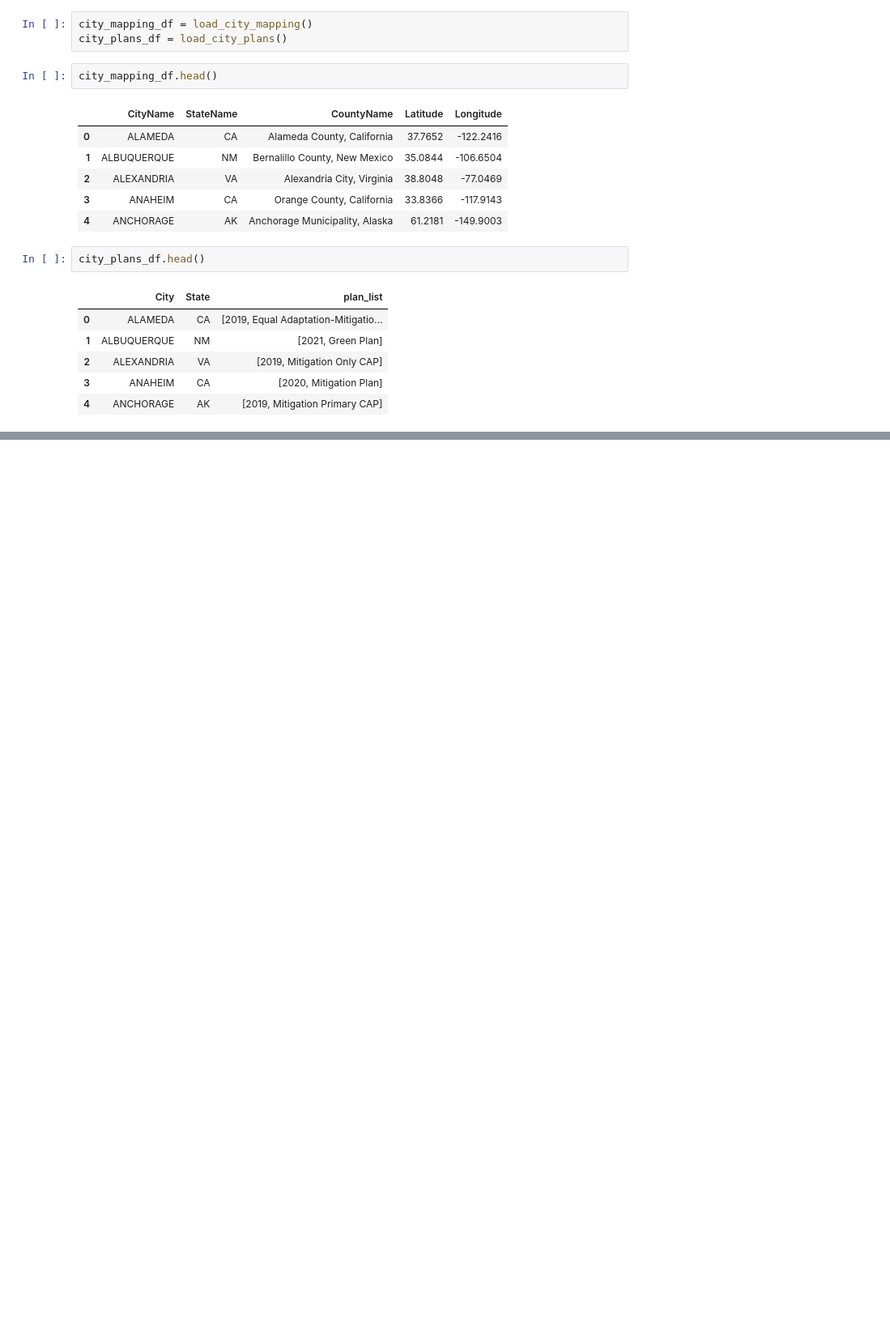
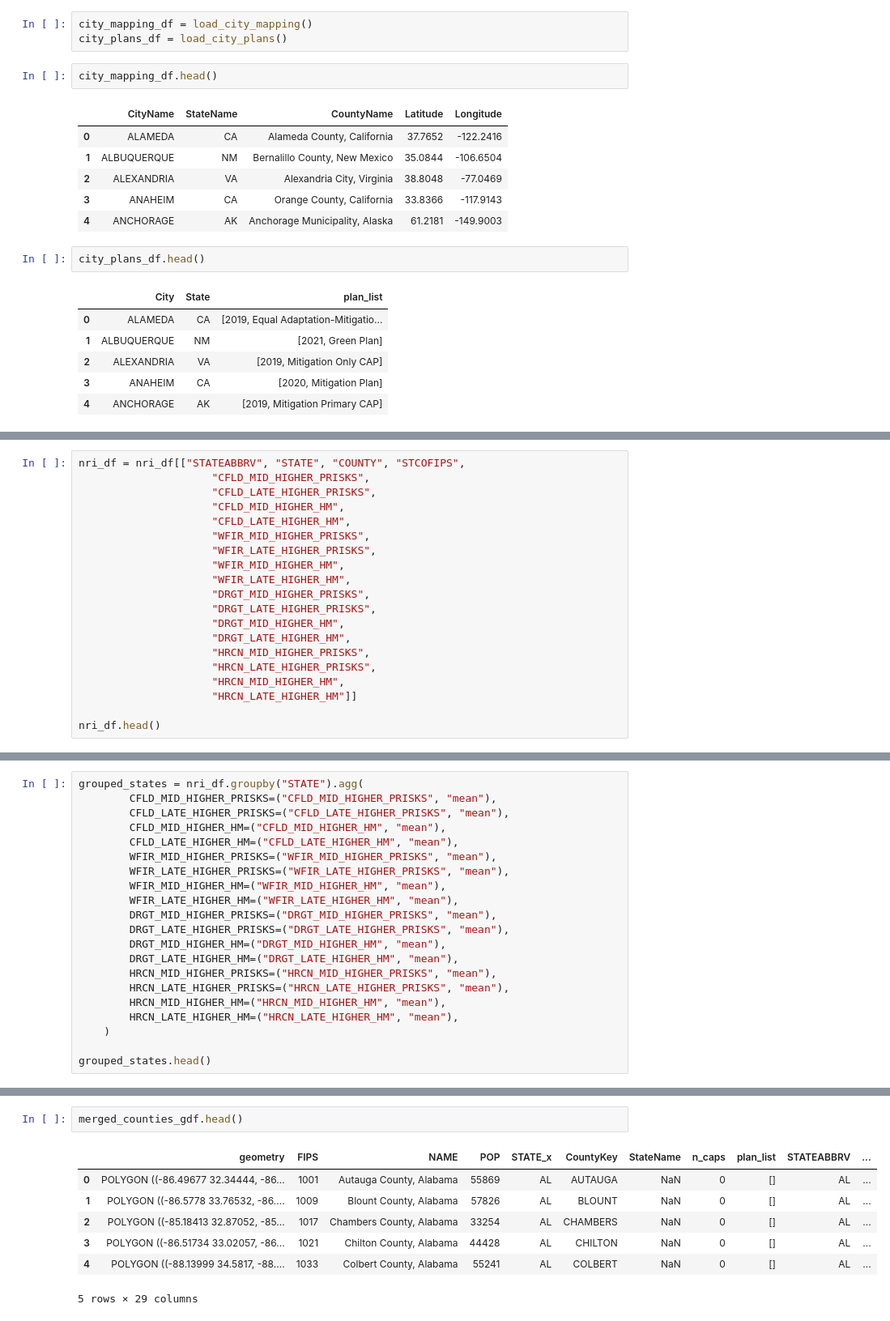
Before and after one commit to vanderbilt-data-science/climate-policy, a Jupyter notebook: maps_testing.ipynb, the cells around one changed output, grey strips where cells are left out. Shown: that part at 81% size. Saved outputs shown, nothing was run; the diff lists cells and outputs as text; blank space fills up the shorter version.

```diff
--- a/maps_testing.ipynb
+++ b/maps_testing.ipynb
@@ -270,0 +264,20 @@ pd.read_csv("counties_gdf.csv")
+# %%
+nri_df = nri_df[["STATEABBRV", "STATE", "COUNTY", "STCOFIPS",
+                     "CFLD_MID_HIGHER_PRISKS",
+                     "CFLD_LATE_HIGHER_PRISKS",
+                     "CFLD_MID_HIGHER_HM",
+                     "CFLD_LATE_HIGHER_HM",
+                     "WFIR_MID_HIGHER_PRISKS",
+                     "WFIR_LATE_HIGHER_PRISKS",
+                     "WFIR_MID_HIGHER_HM",
+                     "WFIR_LATE_HIGHER_HM",
+                     "DRGT_MID_HIGHER_PRISKS",
+                     "DRGT_LATE_HIGHER_PRISKS",
+                     "DRGT_MID_HIGHER_HM",
+                     "DRGT_LATE_HIGHER_HM",
+                     "HRCN_MID_HIGHER_PRISKS",
+                     "HRCN_LATE_HIGHER_PRISKS",
+                     "HRCN_MID_HIGHER_HM",
+                     "HRCN_LATE_HIGHER_HM"]]
+
+nri_df.head()
@@ -270,0 +291,21 @@ pd.read_csv("counties_gdf.csv")
+# %%
+grouped_states = nri_df.groupby("STATE").agg(
+        CFLD_MID_HIGHER_PRISKS=("CFLD_MID_HIGHER_PRISKS", "mean"),
+        CFLD_LATE_HIGHER_PRISKS=("CFLD_LATE_HIGHER_PRISKS", "mean"),
+        CFLD_MID_HIGHER_HM=("CFLD_MID_HIGHER_HM", "mean"),
+        CFLD_LATE_HIGHER_HM=("CFLD_LATE_HIGHER_HM", "mean"),
+        WFIR_MID_HIGHER_PRISKS=("WFIR_MID_HIGHER_PRISKS", "mean"),
+        WFIR_LATE_HIGHER_PRISKS=("WFIR_LATE_HIGHER_PRISKS", "mean"),
+        WFIR_MID_HIGHER_HM=("WFIR_MID_HIGHER_HM", "mean"),
+        WFIR_LATE_HIGHER_HM=("WFIR_LATE_HIGHER_HM", "mean"),
+        DRGT_MID_HIGHER_PRISKS=("DRGT_MID_HIGHER_PRISKS", "mean"),
+        DRGT_LATE_HIGHER_PRISKS=("DRGT_LATE_HIGHER_PRISKS", "mean"),
+        DRGT_MID_HIGHER_HM=("DRGT_MID_HIGHER_HM", "mean"),
+        DRGT_LATE_HIGHER_HM=("DRGT_LATE_HIGHER_HM", "mean"),
+        HRCN_MID_HIGHER_PRISKS=("HRCN_MID_HIGHER_PRISKS", "mean"),
+        HRCN_LATE_HIGHER_PRISKS=("HRCN_LATE_HIGHER_PRISKS", "mean"),
+        HRCN_MID_HIGHER_HM=("HRCN_MID_HIGHER_HM", "mean"),
+        HRCN_LATE_HIGHER_HM=("HRCN_LATE_HIGHER_HM", "mean"),
+    )
+
+grouped_states.head()
@@ -270,0 +377,10 @@ pd.read_csv("counties_gdf.csv")
+# %%
+merged_counties_gdf.head()
+# %% [output]
+|  | geometry | FIPS | NAME | POP | STATE_x | CountyKey | StateName | n_caps | plan_list | STATEABBRV | ... |
+| 0 | POLYGON ((-86.49677 32.34444, -86... | 1001 | Autauga County, Alabama | 55869 | AL | AUTAUGA | NaN | 0 | [] | AL | ... |
+| 1 | POLYGON ((-86.5778 33.76532, -86.... | 1009 | Blount County, Alabama | 57826 | AL | BLOUNT | NaN | 0 | [] | AL | ... |
+| 2 | POLYGON ((-85.18413 32.87052, -85... | 1017 | Chambers County, Alabama | 33254 | AL | CHAMBERS | NaN | 0 | [] | AL | ... |
+| 3 | POLYGON ((-86.51734 33.02057, -86... | 1021 | Chilton County, Alabama | 44428 | AL | CHILTON | NaN | 0 | [] | AL | ... |
+| 4 | POLYGON ((-88.13999 34.5817, -88.... | 1033 | Colbert County, Alabama | 55241 | AL | COLBERT | NaN | 0 | [] | AL | ... |
+5 rows × 29 columns
```
Also changed, not shown: parts of 8 cells of this notebook, 7 other files.
